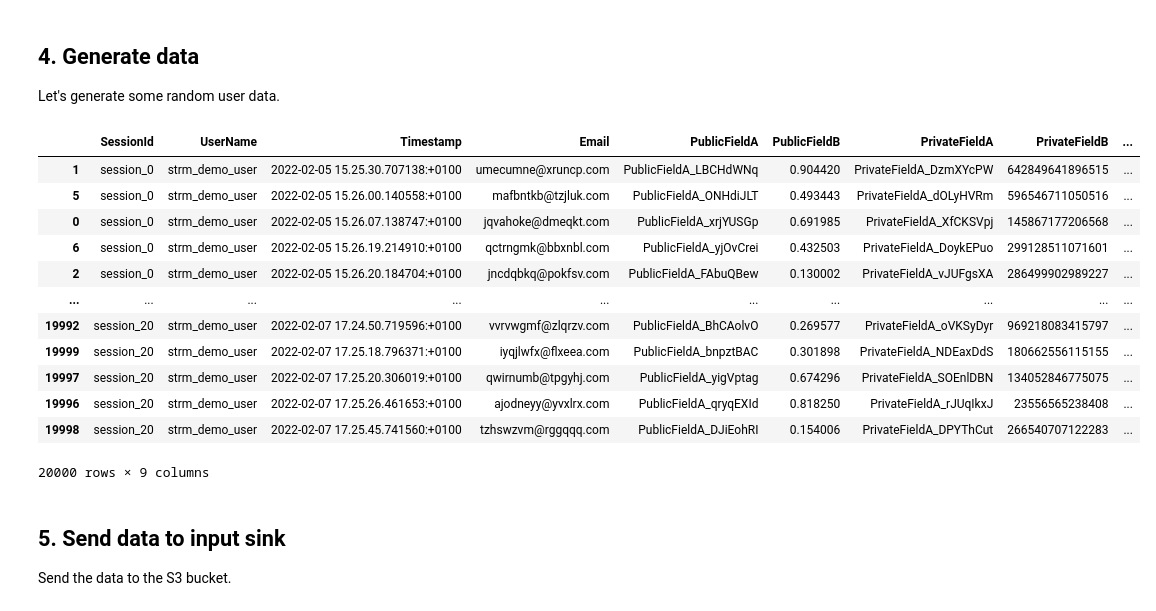
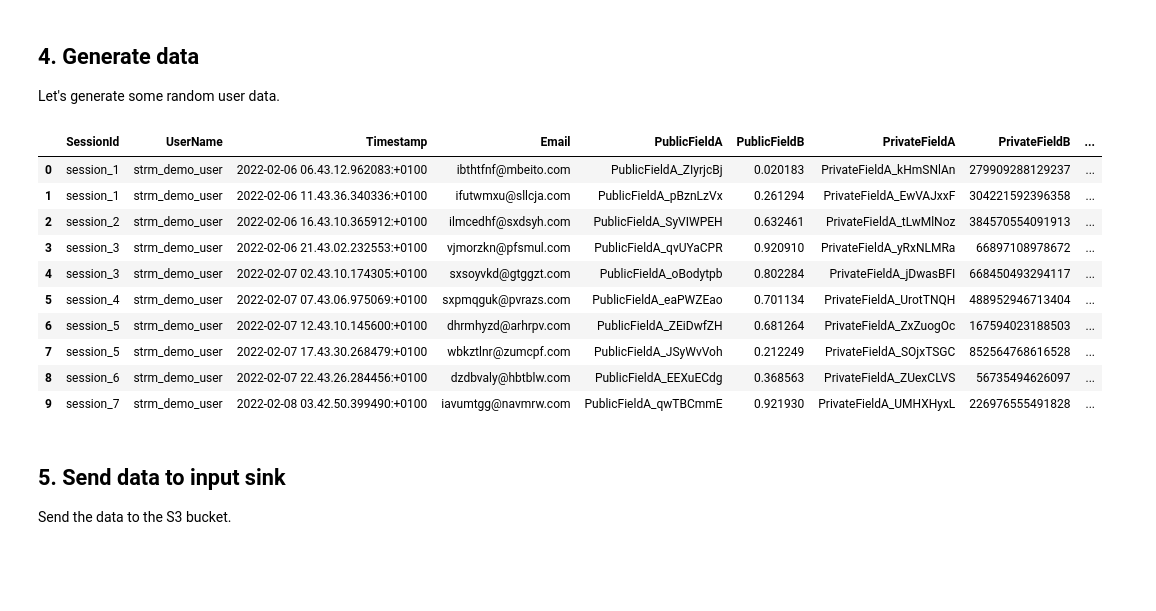
Before and after one commit to strmprivacy/demos, a Jupyter notebook: strm_batch_mode_demo.ipynb, the cells around one changed output. Drawn from its saved outputs; the diff is of its cells as text; code cells hidden in the pictures; blank space fills up the shorter version.

```diff
--- a/strm_batch_mode_demo.ipynb
+++ b/strm_batch_mode_demo.ipynb
@@ -83,7 +92,7 @@ class DataGenerator:
 
     def reset_counter_and_session_size(self):
         self.counter = 0
-        self.max_session = random.randint(0.01 * self.nrows,.1 * self.nrows)
+        self.max_session = random.randint(math.floor(0.01 * self.nrows),math.ceil(.1 * self.nrows))
 
     def rstring(self, n):
       return ''.join(random.choice(string.ascii_lowercase) for x in range(n))
@@ -112,23 +121,21 @@ class DataGenerator:
       df.to_csv('./databert-demo.csv', header=True, index=None)
       return df
 # %%
-user = DataGenerator(20000)
+user = DataGenerator(10)
 df = user.generate()
 df
 # %% [output]
 |  | SessionId | UserName | Timestamp | Email | PublicFieldA | PublicFieldB | PrivateFieldA | PrivateFieldB | ... |
-| 1 | session_0 | strm_demo_user | 2022-02-05 15.25.30.707138:+0100 | umecumne@xruncp.com | PublicFieldA_LBCHdWNq | 0.904420 | PrivateFieldA_DzmXYcPW | 642849641896515 | ... |
-| 5 | session_0 | strm_demo_user | 2022-02-05 15.26.00.140558:+0100 | mafbntkb@tzjluk.com | PublicFieldA_ONHdiJLT | 0.493443 | PrivateFieldA_dOLyHVRm | 596546711050516 | ... |
-| 0 | session_0 | strm_demo_user | 2022-02-05 15.26.07.138747:+0100 | jqvahoke@dmeqkt.com | PublicFieldA_xrjYUSGp | 0.691985 | PrivateFieldA_XfCKSVpj | 145867177206568 | ... |
-| 6 | session_0 | strm_demo_user | 2022-02-05 15.26.19.214910:+0100 | qctrngmk@bbxnbl.com | PublicFieldA_yjOvCrei | 0.432503 | PrivateFieldA_DoykEPuo | 299128511071601 | ... |
-| 2 | session_0 | strm_demo_user | 2022-02-05 15.26.20.184704:+0100 | jncdqbkq@pokfsv.com | PublicFieldA_FAbuQBew | 0.130002 | PrivateFieldA_vJUFgsXA | 286499902989227 | ... |
-| ... | ... | ... | ... | ... | ... | ... | ... | ... | ... |
-| 19992 | session_20 | strm_demo_user | 2022-02-07 17.24.50.719596:+0100 | vvrvwgmf@zlqrzv.com | PublicFieldA_BhCAolvO | 0.269577 | PrivateFieldA_oVKSyDyr | 969218083415797 | ... |
-| 19999 | session_20 | strm_demo_user | 2022-02-07 17.25.18.796371:+0100 | iyqjlwfx@flxeea.com | PublicFieldA_bnpztBAC | 0.301898 | PrivateFieldA_NDEaxDdS | 180662556115155 | ... |
-| 19997 | session_20 | strm_demo_user | 2022-02-07 17.25.20.306019:+0100 | qwirnumb@tpgyhj.com | PublicFieldA_yigVptag | 0.674296 | PrivateFieldA_SOEnlDBN | 134052846775075 | ... |
-| 19996 | session_20 | strm_demo_user | 2022-02-07 17.25.26.461653:+0100 | ajodneyy@yvxlrx.com | PublicFieldA_qryqEXId | 0.818250 | PrivateFieldA_rJUqIkxJ | 23556565238408 | ... |
-| 19998 | session_20 | strm_demo_user | 2022-02-07 17.25.45.741560:+0100 | tzhswzvm@rggqqq.com | PublicFieldA_DJiEohRI | 0.154006 | PrivateFieldA_DPYThCut | 266540707122283 | ... |
+| 0 | session_1 | strm_demo_user | 2022-02-06 06.43.12.962083:+0100 | ibthtfnf@mbeito.com | PublicFieldA_ZIyrjcBj | 0.020183 | PrivateFieldA_kHmSNlAn | 279909288129237 | ... |
+| 1 | session_1 | strm_demo_user | 2022-02-06 11.43.36.340336:+0100 | ifutwmxu@sllcja.com | PublicFieldA_pBznLzVx | 0.261294 | PrivateFieldA_EwVAJxxF | 304221592396358 | ... |
+| 2 | session_2 | strm_demo_user | 2022-02-06 16.43.10.365912:+0100 | ilmcedhf@sxdsyh.com | PublicFieldA_SyVIWPEH | 0.632461 | PrivateFieldA_tLwMlNoz | 384570554091913 | ... |
+| 3 | session_3 | strm_demo_user | 2022-02-06 21.43.02.232553:+0100 | vjmorzkn@pfsmul.com | PublicFieldA_qvUYaCPR | 0.920910 | PrivateFieldA_yRxNLMRa | 66897108978672 | ... |
+| 4 | session_3 | strm_demo_user | 2022-02-07 02.43.10.174305:+0100 | sxsoyvkd@gtggzt.com | PublicFieldA_oBodytpb | 0.802284 | PrivateFieldA_jDwasBFI | 668450493294117 | ... |
+| 5 | session_4 | strm_demo_user | 2022-02-07 07.43.06.975069:+0100 | sxpmqguk@pvrazs.com | PublicFieldA_eaPWZEao | 0.701134 | PrivateFieldA_UrotTNQH | 488952946713404 | ... |
+| 6 | session_5 | strm_demo_user | 2022-02-07 12.43.10.145600:+0100 | dhrmhyzd@arhrpv.com | PublicFieldA_ZEiDwfZH | 0.681264 | PrivateFieldA_ZxZuogOc | 167594023188503 | ... |
+| 7 | session_5 | strm_demo_user | 2022-02-07 17.43.30.268479:+0100 | wbkztlnr@zumcpf.com | PublicFieldA_JSyWvVoh | 0.212249 | PrivateFieldA_SOjxTSGC | 852564768616528 | ... |
+| 8 | session_6 | strm_demo_user | 2022-02-07 22.43.26.284456:+0100 | dzdbvaly@hbtblw.com | PublicFieldA_EEXuECdg | 0.368563 | PrivateFieldA_ZUexCLVS | 56735494626097 | ... |
+| 9 | session_7 | strm_demo_user | 2022-02-08 03.42.50.399490:+0100 | iavumtgg@navmrw.com | PublicFieldA_qwTBCmmE | 0.921930 | PrivateFieldA_UMHXHyxL | 226976555491828 | ... |
-20000 rows × 9 columns
 # %% [markdown]
 ## 5. Send data to input sink
 
```
Also changed, not shown: parts of 4 cells of this notebook.
